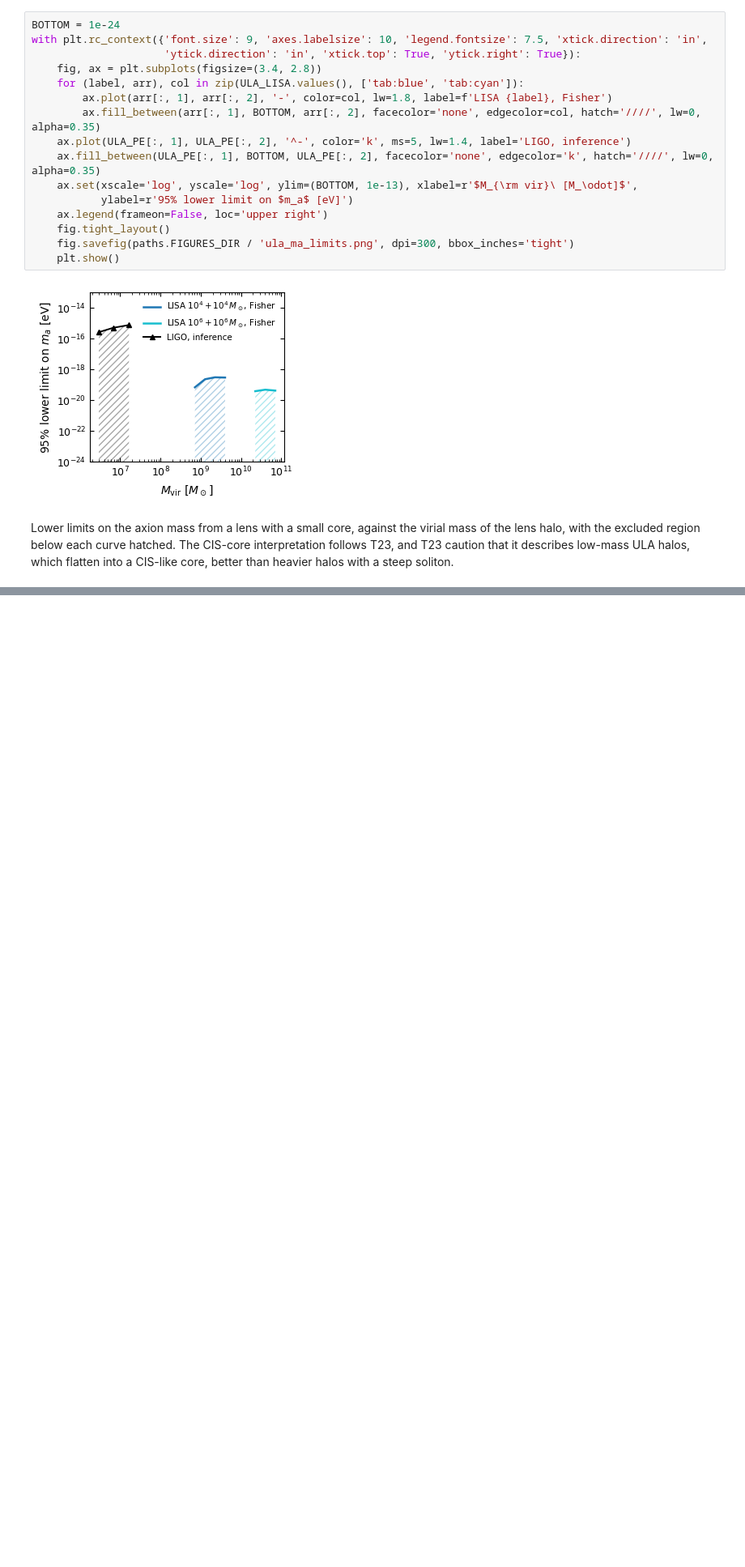
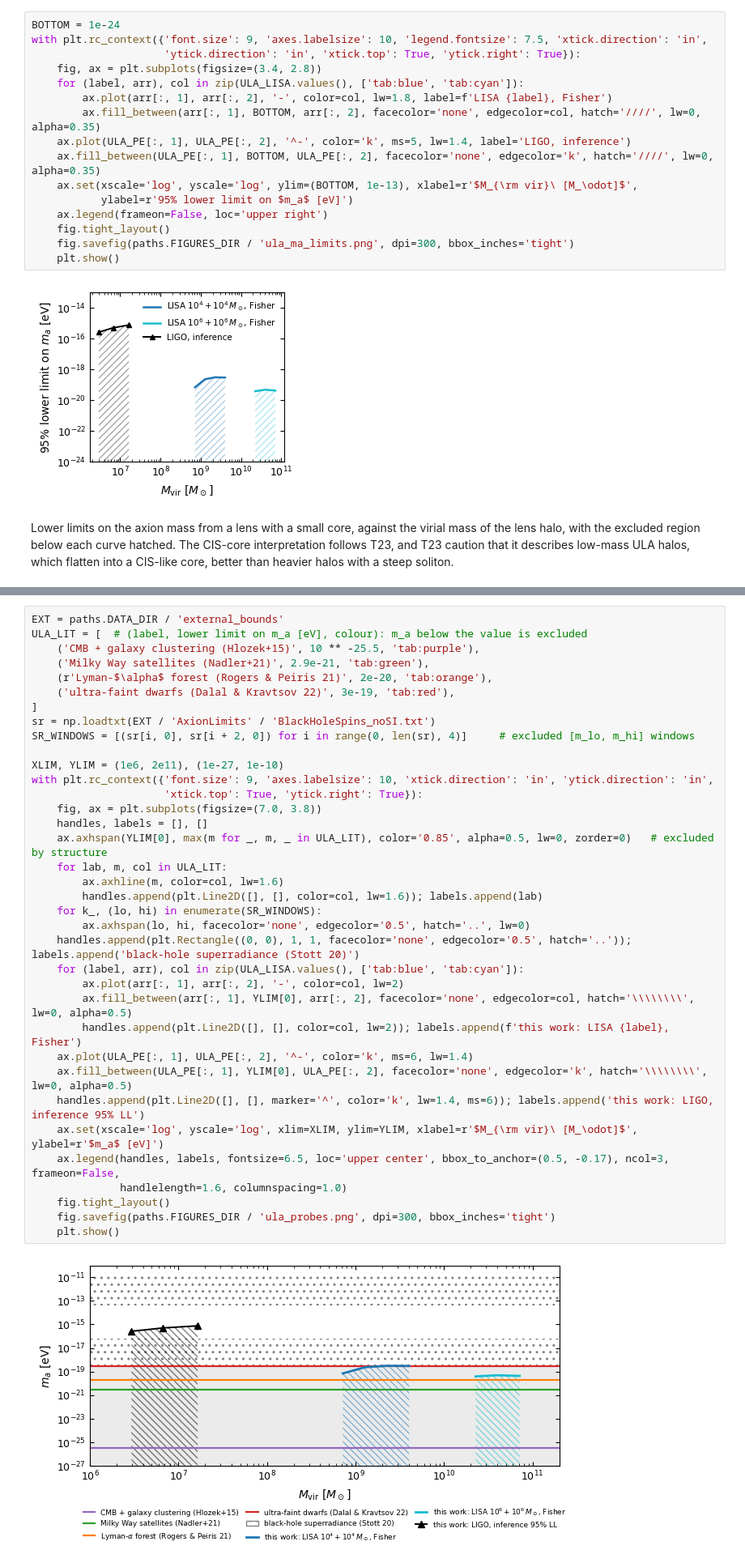
Before and after one commit to ninoephremidze/infer_with_FIONA, a Jupyter notebook: notebooks/04_core_size_calibration.ipynb, the cells around one changed output, grey strips where cells are left out. Shown at 81% size. Drawn from its saved outputs; the diff is of its cells as text; blank space fills up the shorter version.

```diff
--- a/notebooks/04_core_size_calibration.ipynb
+++ b/notebooks/04_core_size_calibration.ipynb
@@ -458,0 +465,38 @@ Lower limits on the axion mass from a lens with a small core, against the virial
+# %%
+EXT = paths.DATA_DIR / 'external_bounds'
+ULA_LIT = [  # (label, lower limit on m_a [eV], colour): m_a below the value is excluded
+    ('CMB + galaxy clustering (Hlozek+15)', 10 ** -25.5, 'tab:purple'),
+    ('Milky Way satellites (Nadler+21)', 2.9e-21, 'tab:green'),
+    (r'Lyman-$\alpha$ forest (Rogers & Peiris 21)', 2e-20, 'tab:orange'),
+    ('ultra-faint dwarfs (Dalal & Kravtsov 22)', 3e-19, 'tab:red'),
+]
+sr = np.loadtxt(EXT / 'AxionLimits' / 'BlackHoleSpins_noSI.txt')
+SR_WINDOWS = [(sr[i, 0], sr[i + 2, 0]) for i in range(0, len(sr), 4)]     # excluded [m_lo, m_hi] windows
+
+XLIM, YLIM = (1e6, 2e11), (1e-27, 1e-10)
+with plt.rc_context({'font.size': 9, 'axes.labelsize': 10, 'xtick.direction': 'in', 'ytick.direction': 'in',
+                     'xtick.top': True, 'ytick.right': True}):
+    fig, ax = plt.subplots(figsize=(7.0, 3.8))
+    handles, labels = [], []
+    ax.axhspan(YLIM[0], max(m for _, m, _ in ULA_LIT), color='0.85', alpha=0.5, lw=0, zorder=0)   # excluded by structure
+    for lab, m, col in ULA_LIT:
+        ax.axhline(m, color=col, lw=1.6)
+        handles.append(plt.Line2D([], [], color=col, lw=1.6)); labels.append(lab)
+    for k_, (lo, hi) in enumerate(SR_WINDOWS):
+        ax.axhspan(lo, hi, facecolor='none', edgecolor='0.5', hatch='..', lw=0)
+    handles.append(plt.Rectangle((0, 0), 1, 1, facecolor='none', edgecolor='0.5', hatch='..')); labels.append('black-hole superradiance (Stott 20)')
+    for (label, arr), col in zip(ULA_LISA.values(), ['tab:blue', 'tab:cyan']):
+        ax.plot(arr[:, 1], arr[:, 2], '-', color=col, lw=2)
+        ax.fill_between(arr[:, 1], YLIM[0], arr[:, 2], facecolor='none', edgecolor=col, hatch='\\\\\\\\', lw=0, alpha=0.5)
+        handles.append(plt.Line2D([], [], color=col, lw=2)); labels.append(f'this work: LISA {label}, Fisher')
+    ax.plot(ULA_PE[:, 1], ULA_PE[:, 2], '^-', color='k', ms=6, lw=1.4)
+    ax.fill_between(ULA_PE[:, 1], YLIM[0], ULA_PE[:, 2], facecolor='none', edgecolor='k', hatch='\\\\\\\\', lw=0, alpha=0.5)
+    handles.append(plt.Line2D([], [], marker='^', color='k', lw=1.4, ms=6)); labels.append('this work: LIGO, inference 95% LL')
+    ax.set(xscale='log', yscale='log', xlim=XLIM, ylim=YLIM, xlabel=r'$M_{\rm vir}\ [M_\odot]$', ylabel=r'$m_a$ [eV]')
+    ax.legend(handles, labels, fontsize=6.5, loc='upper center', bbox_to_anchor=(0.5, -0.17), ncol=3, frameon=False,
+              handlelength=1.6, columnspacing=1.0)
+    fig.tight_layout()
+    fig.savefig(paths.FIGURES_DIR / 'ula_probes.png', dpi=300, bbox_inches='tight')
+    plt.show()
+# %% [output]
+[figure, added]
```
Also changed, not shown: parts of 5 cells of this notebook, 12 other files.
